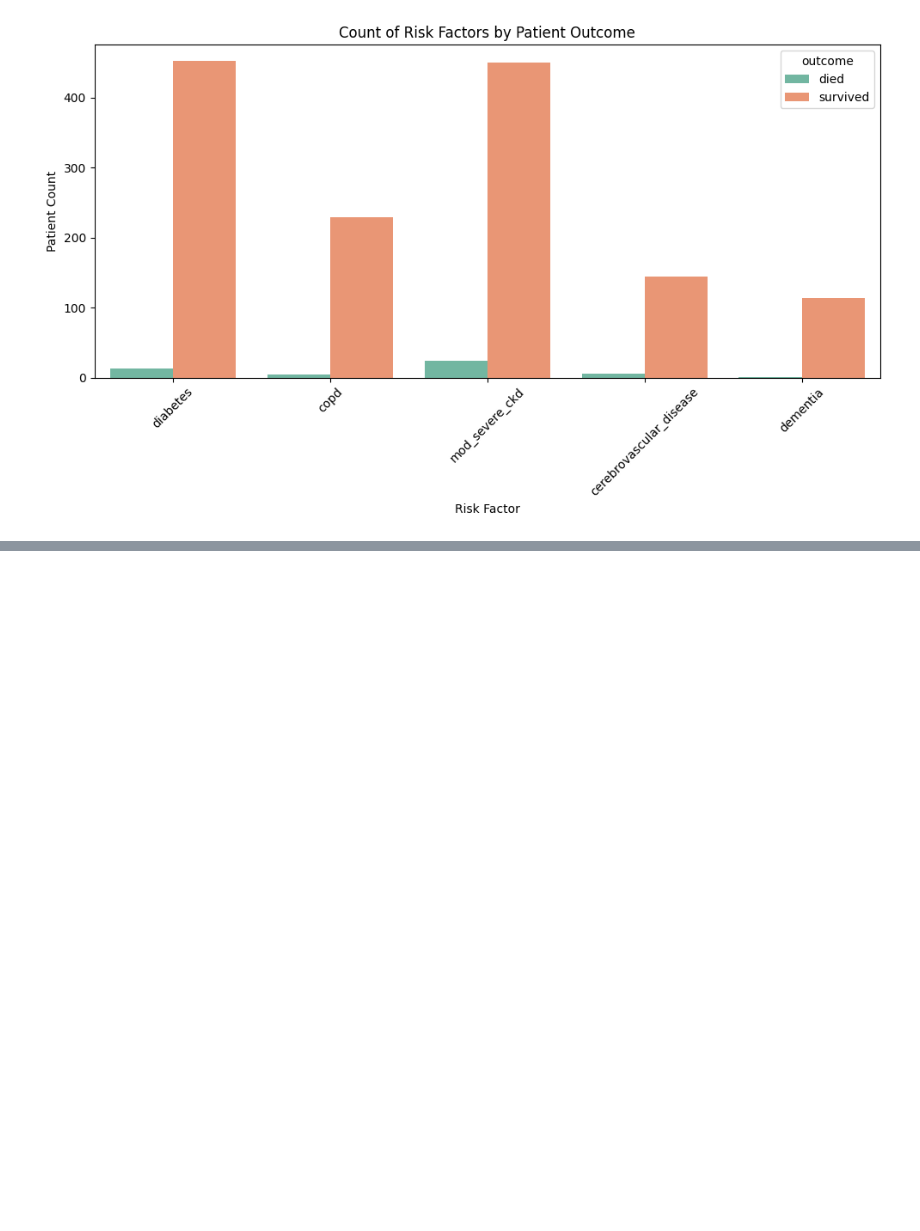
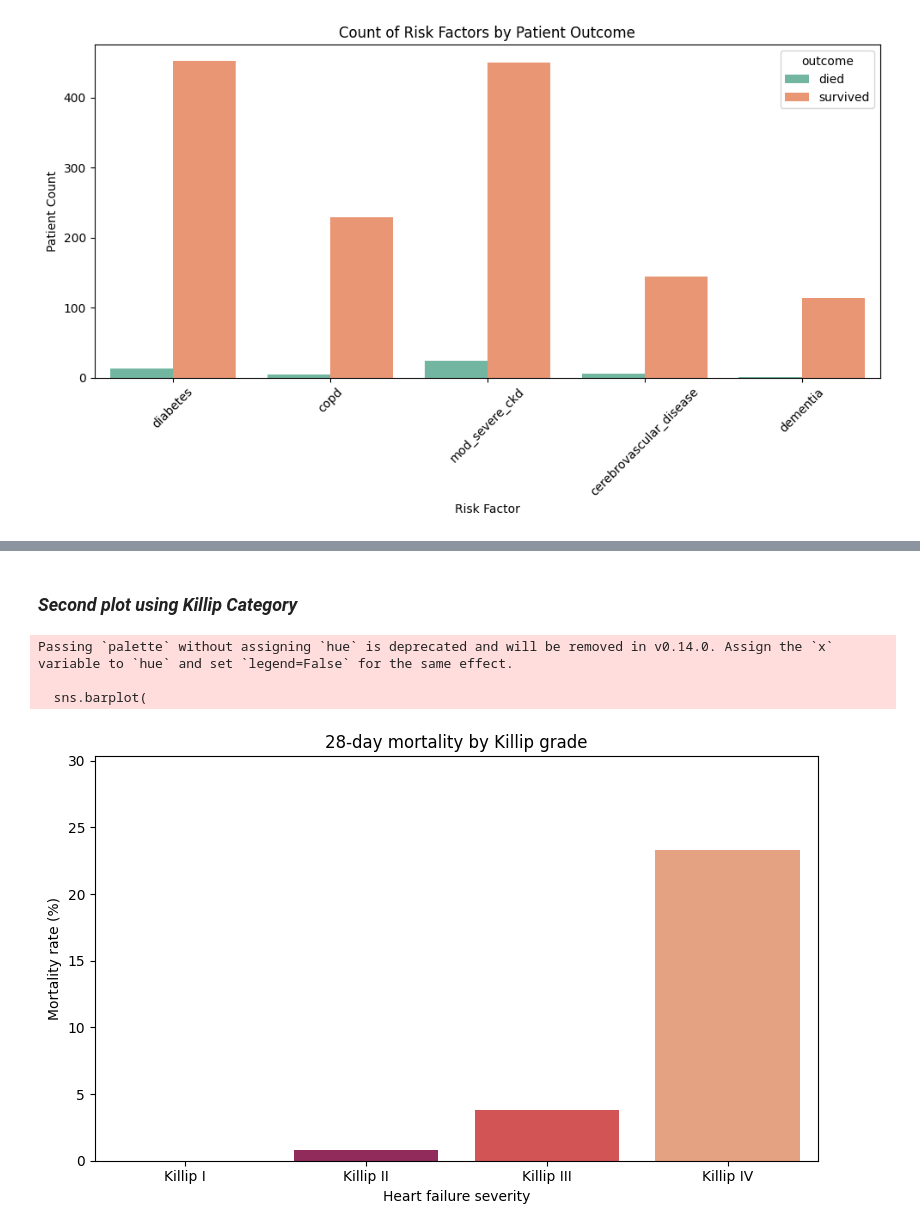
Before and after one commit to Yasasmini/Team3_PyCoders_PythonHackathon_SEP2026, a Jupyter notebook: Team3_PyCoders_Category2.Descriptive.ipynb, the cells around one changed output, grey strips where cells are left out. Cells and saved outputs as stored; diff of their text form; code cells hidden in the pictures; blank space fills up the shorter version.

```diff
--- a/Team3_PyCoders_Category2.Descriptive.ipynb
+++ b/Team3_PyCoders_Category2.Descriptive.ipynb
@@ -80,0 +162,40 @@ plt.show()
+# %% [markdown]
+### *Second plot using Killip Category*
+# %%
+killip_summary = (
+    severity_df.groupby("killip")
+      .agg(
+          patients=("patient_id", "count"),
+          deaths=("mortality_28d", "sum"),
+          mortality_rate=("mortality_28d", "mean")
+      )
+      .reset_index()
+)
+
+killip_summary["mortality_rate_pct"] = killip_summary["mortality_rate"] * 100
+killip_summary["severity_label"] = killip_summary["killip"].map({
+    1: "Killip I",
+    2: "Killip II",
+    3: "Killip III",
+    4: "Killip IV"
+})
+
+plt.figure(figsize=(8, 5))
+sns.barplot(
+    data=killip_summary,
+    x="severity_label",
+    y="mortality_rate_pct",
+    palette="rocket"
+)
+
+plt.title("28-day mortality by Killip grade")
+plt.xlabel("Heart failure severity")
+plt.ylabel("Mortality rate (%)")
+plt.ylim(0, max(killip_summary["mortality_rate_pct"].max() * 1.3, 10))
+plt.tight_layout()
+plt.show()
+# %% [output]
+Passing `palette` without assigning `hue` is deprecated and will be removed in v0.14.0. Assign the `x` variable to `hue` and set `legend=False` for the same effect.
+
+  sns.barplot(
+[figure, added]
```
Also changed, not shown: parts of 8 cells of this notebook.
